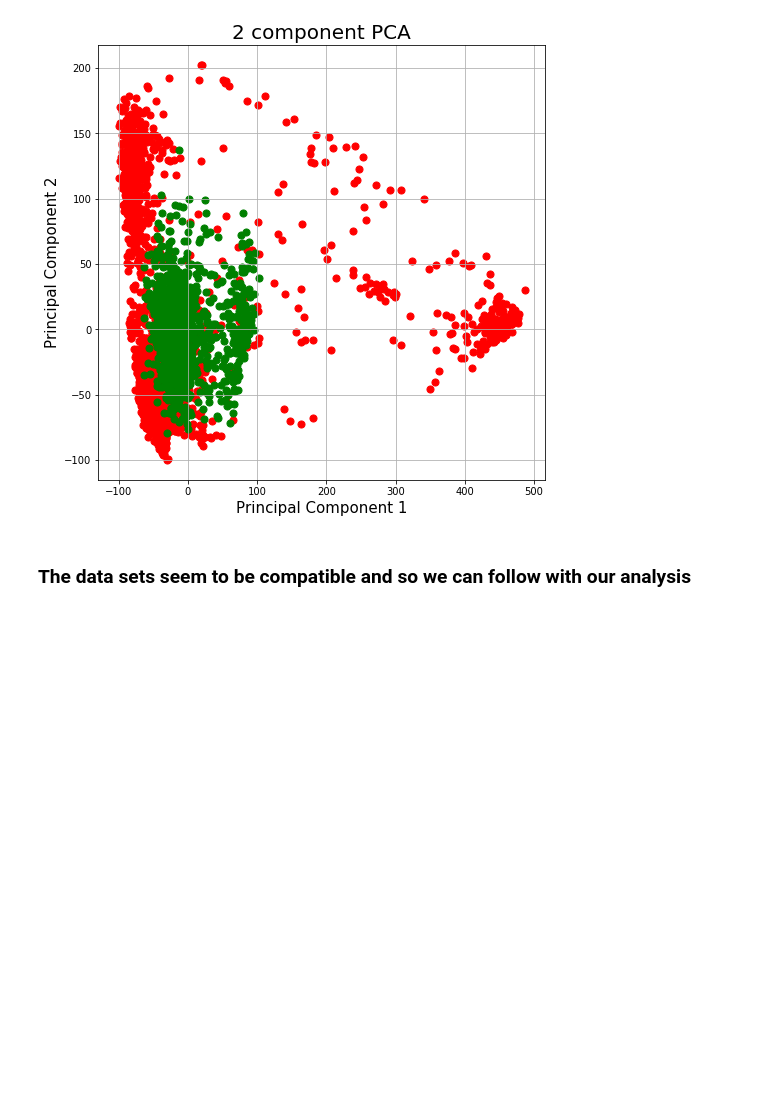
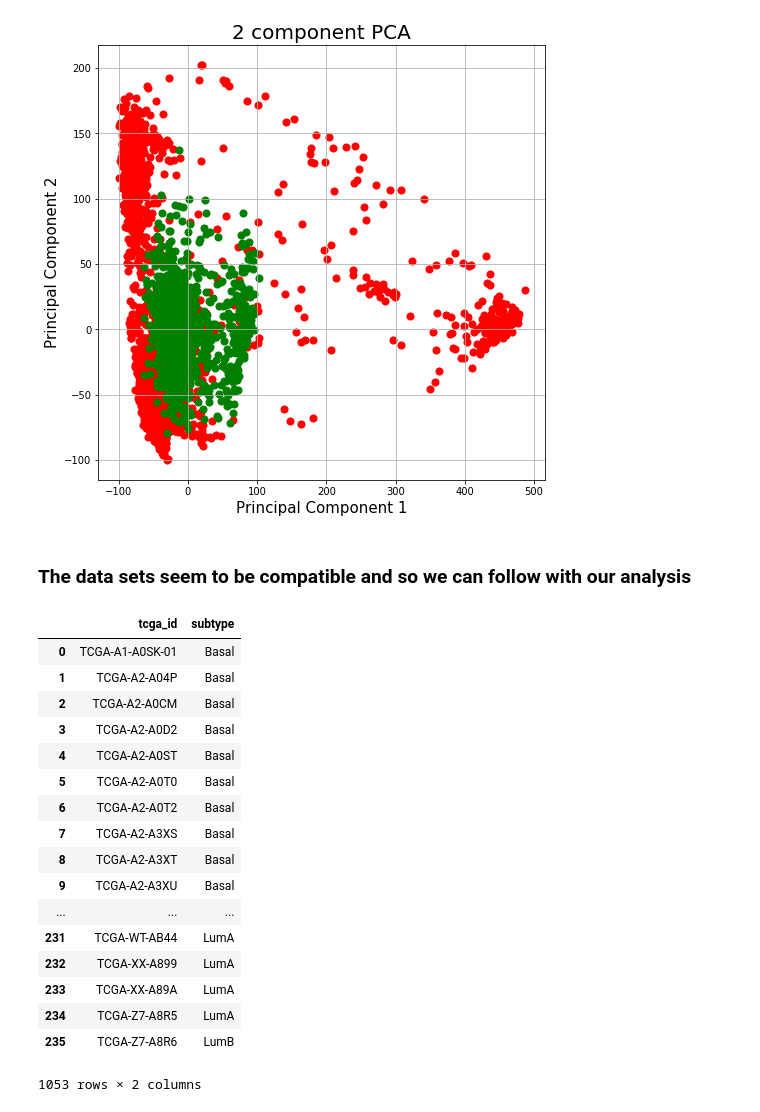
Before and after one commit to DEIB-GECO/brca_subtype, a Jupyter notebook: notebooks/ARCHS4_tcga_preprocessing.ipynb, the cells around one changed output. Drawn from its saved outputs; the diff is of its cells as text; code cells hidden in the pictures; blank space fills up the shorter version.

```diff
--- a/notebooks/ARCHS4_tcga_preprocessing.ipynb
+++ b/notebooks/ARCHS4_tcga_preprocessing.ipynb
@@ -554,0 +566,21 @@ ax.grid()
+# %%
+brca_all
+# %% [output]
+|  | tcga_id | subtype |
+| 0 | TCGA-A1-A0SK-01 | Basal |
+| 1 | TCGA-A2-A04P | Basal |
+| 2 | TCGA-A2-A0CM | Basal |
+| 3 | TCGA-A2-A0D2 | Basal |
+| 4 | TCGA-A2-A0ST | Basal |
+| 5 | TCGA-A2-A0T0 | Basal |
+| 6 | TCGA-A2-A0T2 | Basal |
+| 7 | TCGA-A2-A3XS | Basal |
+| 8 | TCGA-A2-A3XT | Basal |
+| 9 | TCGA-A2-A3XU | Basal |
+| ... | ... | ... |
+| 231 | TCGA-WT-AB44 | LumA |
+| 232 | TCGA-XX-A899 | LumA |
+| 233 | TCGA-XX-A89A | LumA |
+| 234 | TCGA-Z7-A8R5 | LumA |
+| 235 | TCGA-Z7-A8R6 | LumB |
+1053 rows × 2 columns
```
Also changed, not shown: parts of 8 cells of this notebook, 5 other files.
